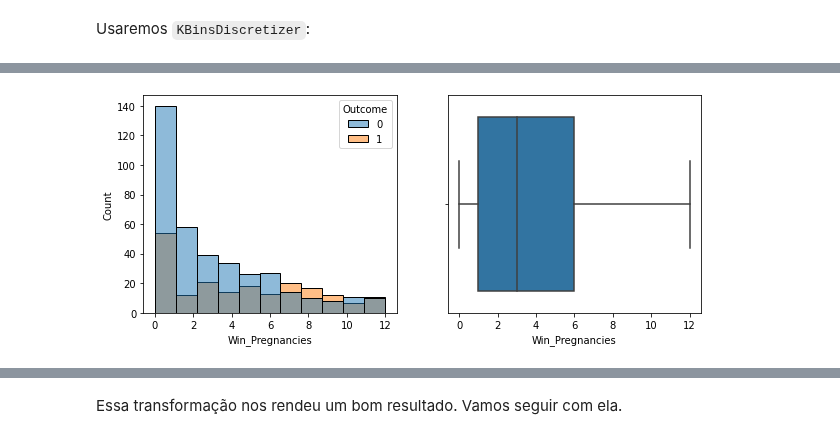
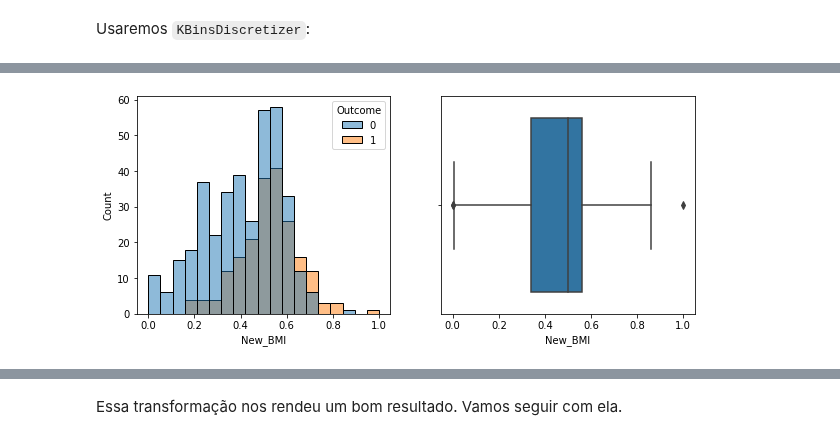
Before and after one commit to franklinzppa/diabetes-classification, a Jupyter notebook: diabetes-clf.ipynb, the cells around one changed output, grey strips where cells are left out. Drawn from its saved outputs; the diff is of its cells as text; code cells hidden in the pictures.

```diff
--- a/diabetes-clf.ipynb
+++ b/diabetes-clf.ipynb
@@ -706,5 +733,7 @@ X_train_full.head()
 # %% [markdown]
 Usaremos `KBinsDiscretizer`:
 # %%
-kbins = KBinsDiscretizer(n_bins=4, encode='ordinal')
-X_train_full["New_Age"] = kbins.fit_transform(X_train_full[['Age']])
+kbins = KBinsDiscretizer(n_bins=3, encode='ordinal', strategy='quantile')
+X_train_bins["New_Age"] = kbins.fit_transform(X_train_bins[['Age']])
+
+sns.countplot(data=X_train_bins.join(y_train), x="New_Age", hue='Outcome');
@@ -729,11 +756,11 @@ Name: Outcome, dtype: float64
 # %%
 # Testando o binning com regressão logística
 
-X_train_tr = X_train_full.drop(['Outcome', 'Age'], axis=1)
+X_train_bins = X_train_bins.drop('Age', axis=1)
 log_clf = LogisticRegression()
 
 std_scaler = StandardScaler()
-X_train_sc = std_scaler.fit_transform(X_train_tr)
+X_train_sc = std_scaler.fit_transform(X_train_bins)
 
 log_clf.fit(X_train_sc, y_train)
 relatorio_cross_val(log_clf, X_train_sc, y_train)
@@ -787,0 +777,3 @@ Name: Outcome, dtype: float64
+# %%
+X_train_scaling = X_train_bins.copy()
+X_train_scaling.head()
@@ -788,4 +787,7 @@ Name: Outcome, dtype: float64
+# %%
+qt = QuantileTransformer(n_quantiles=3, random_state=42)
+X_train_scaling[['New_BMI']] = qt.fit_transform(X_train_scaling[['BMI']])
 # %%
-plot_dist_box(X_train_full.join(y_train), "Win_Pregnancies")
+plot_dist_box(X_train_scaling.join(y_train), "New_BMI")
 # %% [output]
-[figure, old version]
+[figure, new version]
```
Also changed, not shown: parts of 88 cells of this notebook, 3 other files.
